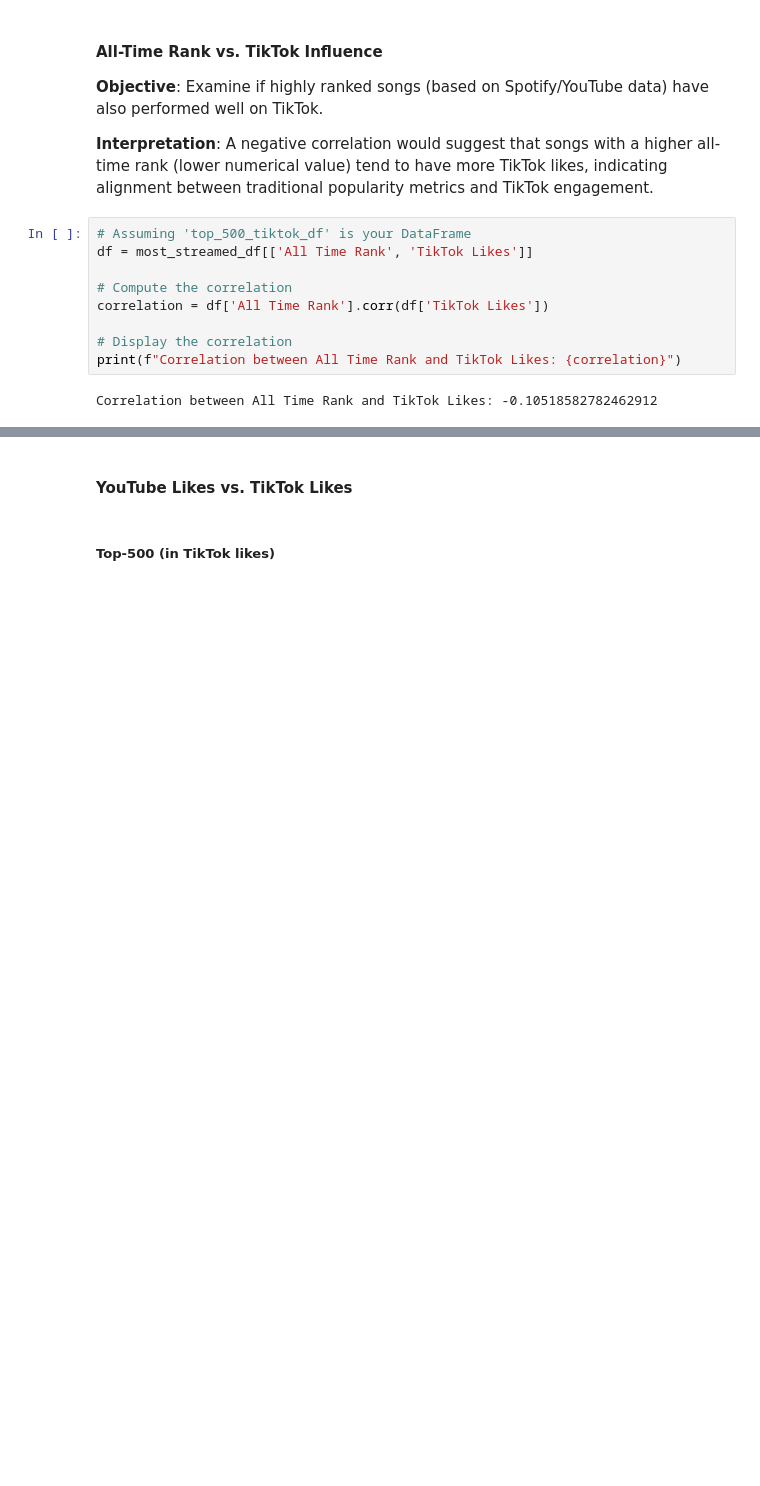
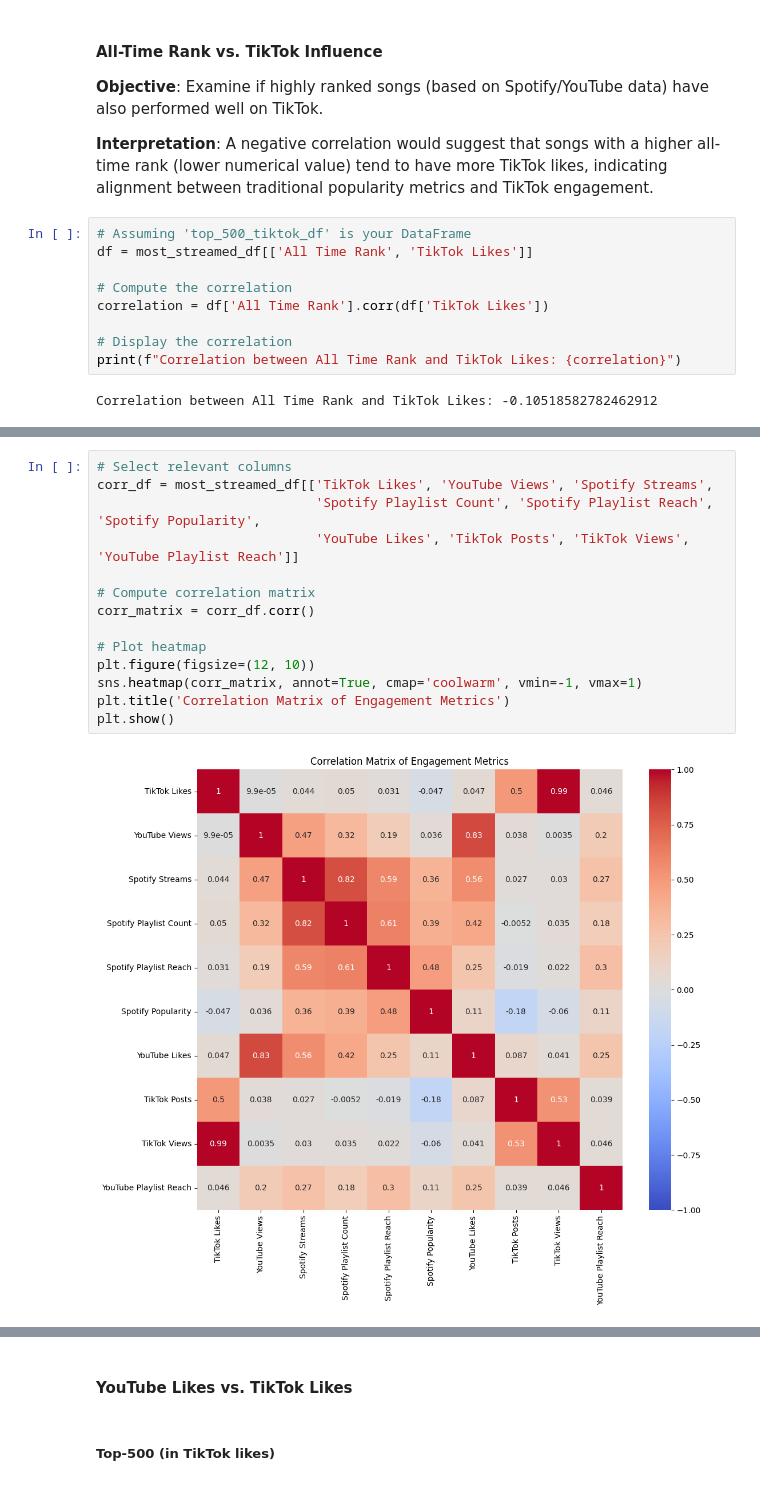
Before and after one commit to qstibbins/project-1, a Jupyter notebook: data.ipynb, the cells around one changed output, grey strips where cells are left out. Cells and saved outputs as stored; diff of their text form; blank space fills up the shorter version.

Commit message:
Adding heatmaps

```diff
--- a/data.ipynb
+++ b/data.ipynb
@@ -326,0 +334,16 @@ Correlation between All Time Rank and TikTok Likes: -0.10518582782462912
+# %%
+# Select relevant columns
+corr_df = most_streamed_df[['TikTok Likes', 'YouTube Views', 'Spotify Streams',
+                            'Spotify Playlist Count', 'Spotify Playlist Reach', 'Spotify Popularity',
+                            'YouTube Likes', 'TikTok Posts', 'TikTok Views', 'YouTube Playlist Reach']]
+
+# Compute correlation matrix
+corr_matrix = corr_df.corr()
+
+# Plot heatmap
+plt.figure(figsize=(12, 10))
+sns.heatmap(corr_matrix, annot=True, cmap='coolwarm', vmin=-1, vmax=1)
+plt.title('Correlation Matrix of Engagement Metrics')
+plt.show()
+# %% [output]
+[figure, added]
```
Also changed, not shown: parts of 8 cells of this notebook.
